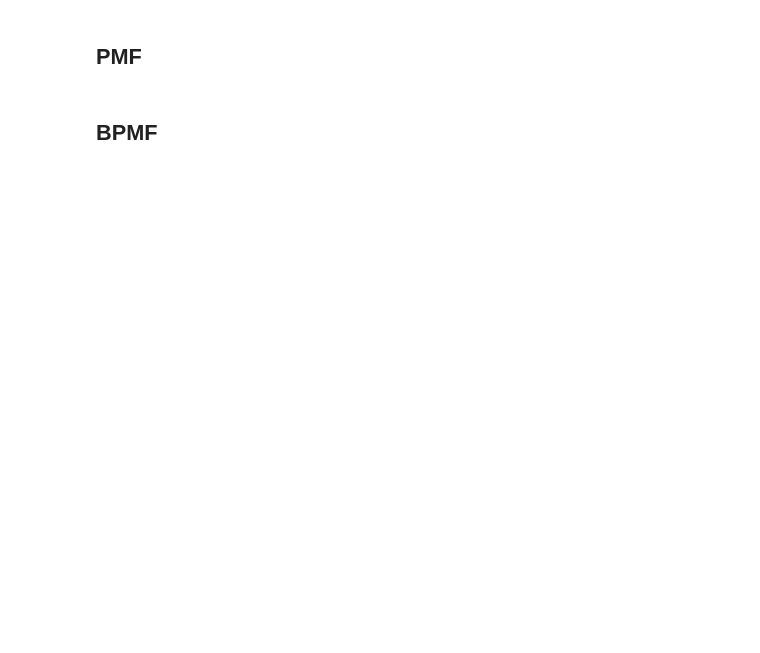
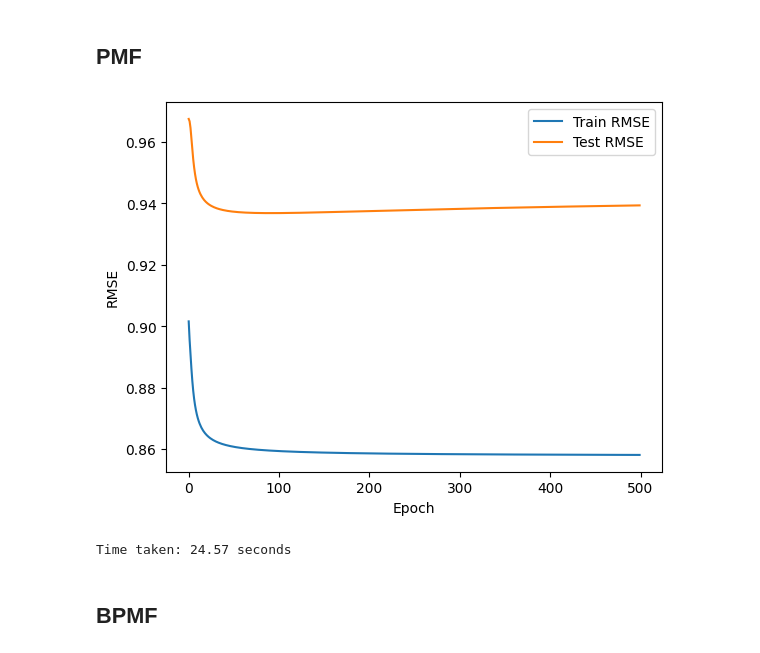
Before and after one commit to minhtuan27/master-thesis, a Jupyter notebook: Experiment/movielens100k.ipynb, the cells around one changed output. Drawn from its saved outputs; the diff is of its cells as text; code cells hidden in the pictures; blank space fills up the shorter version.

```diff
--- a/Experiment/movielens100k.ipynb
+++ b/Experiment/movielens100k.ipynb
@@ -178,2 +196,19 @@ Time taken: 8.11 seconds
+# %%
+# Validate the algorithm
+pmf_train_RMSE, pmf_test_RMSE, time_taken = fit_pmf(NUM_MOVIES, NUM_USERS, 2, dataset['Rating'].mean() / 2, 0.01, 0.01, 500, train_sparse_tensor, test_sparse_tensor)
+
+# Plot the results
+plt.plot(pmf_train_RMSE, label='Train RMSE')
+plt.plot(pmf_test_RMSE, label='Test RMSE')
+plt.xlabel('Epoch')
+plt.ylabel('RMSE')
+plt.legend()
+plt.show()
+
+# Print the time taken
+print(f'Time taken: {time_taken:.2f} seconds')
+# %% [output]
+[figure, added]
+Time taken: 24.57 seconds
 # %% [markdown]
 ## BPMF
```
Also changed, not shown: parts of 15 cells of this notebook, 8 other files.
